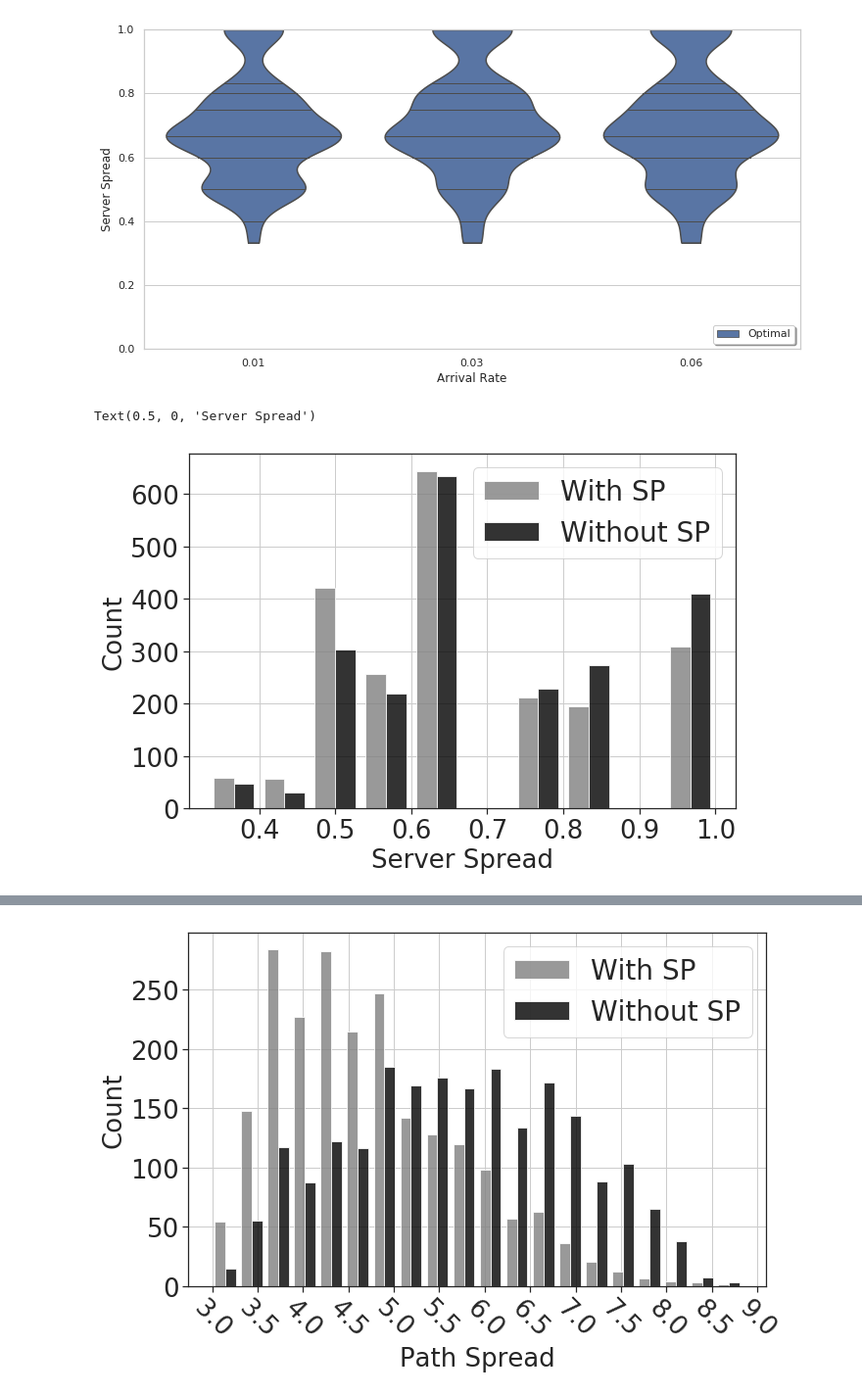
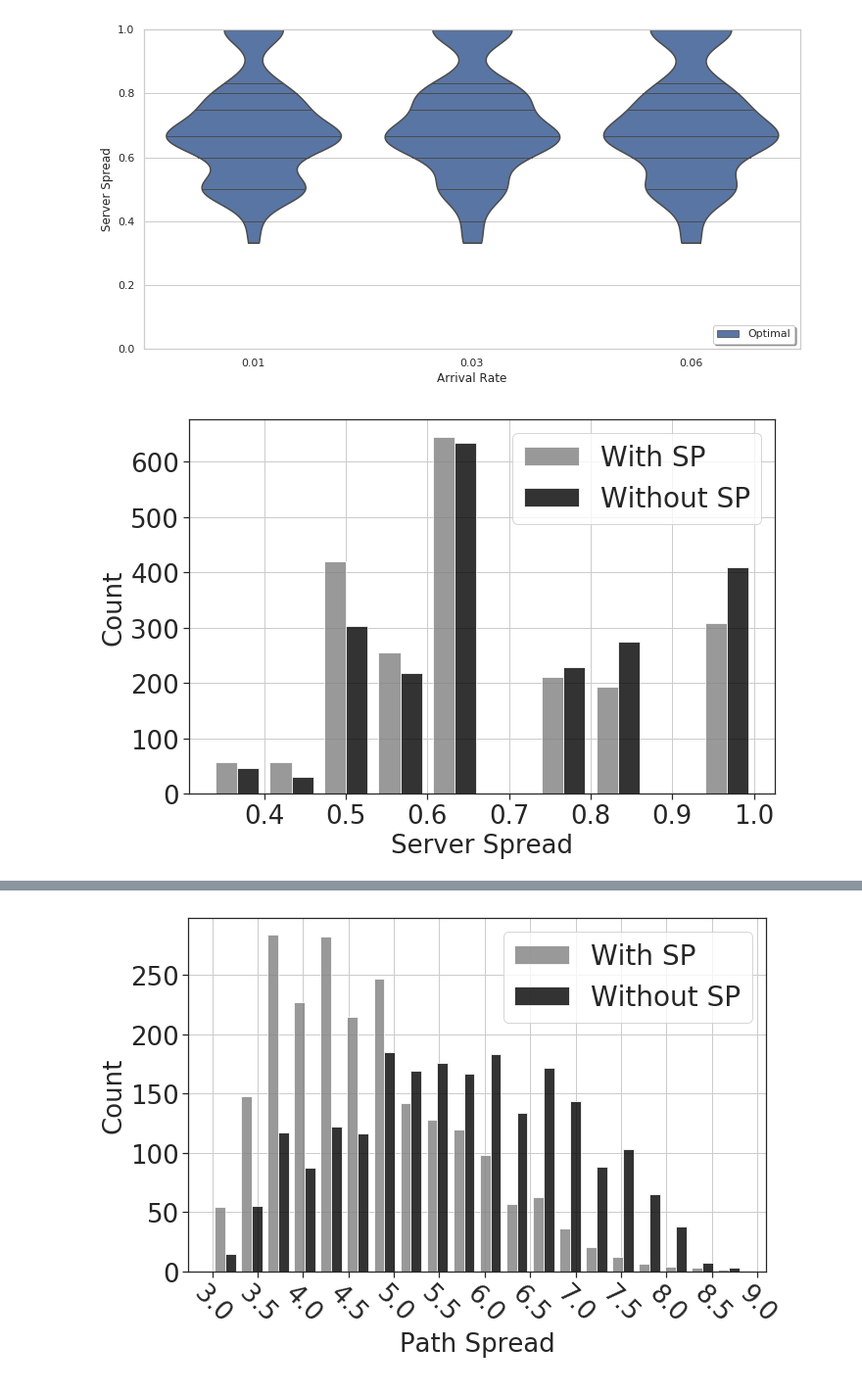
Before and after one commit to mfbari/esso, a Jupyter notebook: plots/plot_server_and_co_spread.ipynb, the cells around one changed output, grey strips where cells are left out. Shown at 98% size. Saved outputs shown, nothing was run; the diff lists cells and outputs as text; code cells hidden in the pictures.

Commit message:
update plot style use tightplot

```diff
--- a/plots/plot_server_and_co_spread.ipynb
+++ b/plots/plot_server_and_co_spread.ipynb
@@ -130,20 +130,20 @@ matplotlib.rcParams.update({'font.size': 14})
 # %%
 fig, ax = plt.subplots()
 x = spread_df[spread_df['Switch Power'] == 'Yes']['Server Spread']
 y = spread_df[spread_df['Switch Power'] == 'No']['Server Spread']
 ax.hist([x, y], color=['gray','black'], label=['With SP', 'Without SP'], alpha=0.8)
 ax.legend(loc='best', fontsize=28)
 for item in ([ax.title, ax.xaxis.label, ax.yaxis.label]):
     item.set_fontsize(26)
 for item in ax.get_xticklabels():
     item.set_fontsize(26)
 for item in ax.get_yticklabels():
     item.set_fontsize(26)
 ax.set_ylabel('Count')
 ax.set_xlabel('Server Spread')
+plt.tight_layout()
 # %% [output]
-Text(0.5, 0, 'Server Spread')
-[figure, old version]
+[figure, new version]
 # %%
 fig.savefig('13129_switch_power_server_spread.pdf', dpi=600)
 # %%
```
Also changed, not shown: parts of 1 cell of this notebook.
